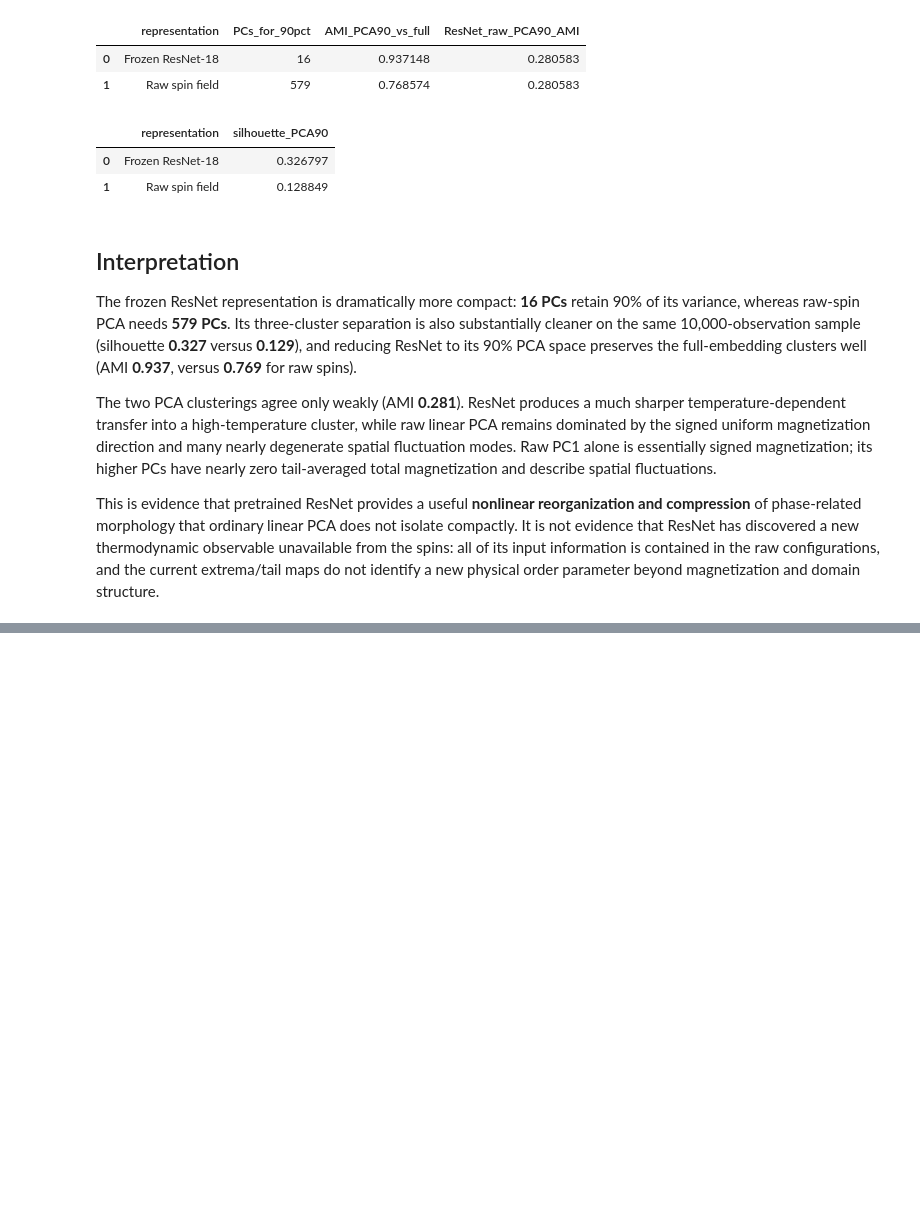
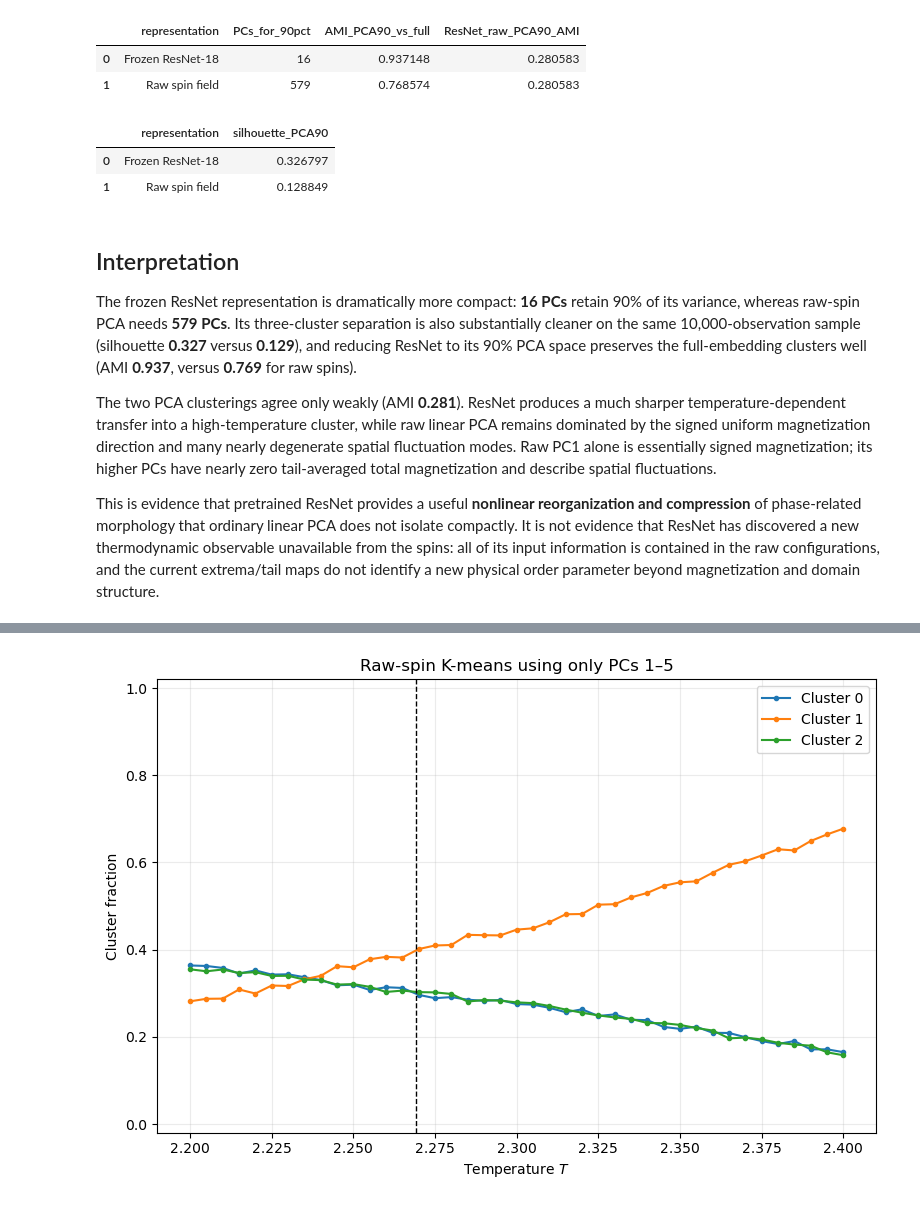
Before and after one commit to lledson425/Summer25, a Jupyter notebook: notebooks/ising/ising32_raw_pca_analysis.ipynb, the cells around one changed output, grey strips where cells are left out. Saved outputs shown, nothing was run; the diff lists cells and outputs as text; code cells hidden in the pictures; blank space fills up the shorter version.

Commit message:
Add five-PC raw spin clustering

```diff
--- a/notebooks/ising/ising32_raw_pca_analysis.ipynb
+++ b/notebooks/ising/ising32_raw_pca_analysis.ipynb
@@ -286,0 +291,85 @@ This is evidence that pretrained ResNet provides a useful **nonlinear reorganiza
+# %%
+PCA5_COMPONENTS = 5
+pca5_features = raw_scores[:, :PCA5_COMPONENTS]
+pca5_model = MiniBatchKMeans(
+    n_clusters=3,
+    random_state=42,
+    batch_size=4096,
+    n_init=20,
+)
+pca5_labels_unordered = pca5_model.fit_predict(pca5_features)
+
+flat_m = np.asarray(magnetization).reshape(-1)
+flat_t = np.tile(TEMPERATURES, N_RUNS)
+cluster_order = np.argsort([
+    flat_m[pca5_labels_unordered == cluster].mean()
+    for cluster in range(3)
+])
+label_map = np.empty(3, dtype=int)
+label_map[cluster_order] = np.arange(3)
+pca5_labels = label_map[pca5_labels_unordered]
+
+pca5_rows = []
+for temperature in TEMPERATURES:
+    labels_at_temperature = pca5_labels[flat_t == temperature]
+    for cluster in range(3):
+        pca5_rows.append({
+            "temperature": temperature,
+            "cluster": cluster,
+            "fraction": float(np.mean(labels_at_temperature == cluster)),
+        })
+pca5_populations = pd.DataFrame(pca5_rows)
+pca5_populations.to_csv(
+    OUTPUT_ROOT / "raw_spin_pca5_cluster_populations.csv", index=False
+)
+np.save(OUTPUT_ROOT / "raw_spin_pca5_cluster_labels.npy", pca5_labels)
+
+fig, ax = plt.subplots(figsize=(8, 5.5))
+for cluster in range(3):
+    data = pca5_populations[pca5_populations.cluster == cluster]
+    ax.plot(
+        data.temperature, data.fraction,
+        "o-", markersize=3, label=f"Cluster {cluster}",
+    )
+ax.axvline(TC, color="black", linestyle="--", linewidth=1)
+ax.set(
+    xlabel="Temperature $T$",
+    ylabel="Cluster fraction",
+    title="Raw-spin K-means using only PCs 1–5",
+    ylim=(-0.02, 1.02),
+)
+ax.grid(alpha=0.25)
+ax.legend()
+fig.tight_layout()
+fig.savefig(
+    OUTPUT_ROOT / "raw_spin_pca5_cluster_populations.png",
+    dpi=250,
+    bbox_inches="tight",
+)
+plt.show()
+plt.close(fig)
+
+rng = np.random.default_rng(43)
+pca5_sample = np.sort(rng.choice(len(pca5_features), size=10_000, replace=False))
+pca5_silhouette = silhouette_score(
+    np.asarray(pca5_features[pca5_sample]),
+    pca5_labels[pca5_sample],
+)
+
+pca5_cluster_summary = pd.DataFrame({
+    "cluster": np.arange(3),
+    "mean_signed_magnetization": [
+        flat_m[pca5_labels == cluster].mean() for cluster in range(3)
+    ],
+    "mean_absolute_magnetization": [
+        np.abs(flat_m[pca5_labels == cluster]).mean() for cluster in range(3)
+    ],
+    "population": [np.mean(pca5_labels == cluster) for cluster in range(3)],
+})
+pca5_cluster_summary.to_csv(
+    OUTPUT_ROOT / "raw_spin_pca5_cluster_summary.csv", index=False
+)
+print(f"Five-PC silhouette score: {pca5_silhouette:.4f}")
+pca5_cluster_summary
+# %% [output]
+[figure, added]
```
Also changed, not shown: parts of 2 cells of this notebook.
